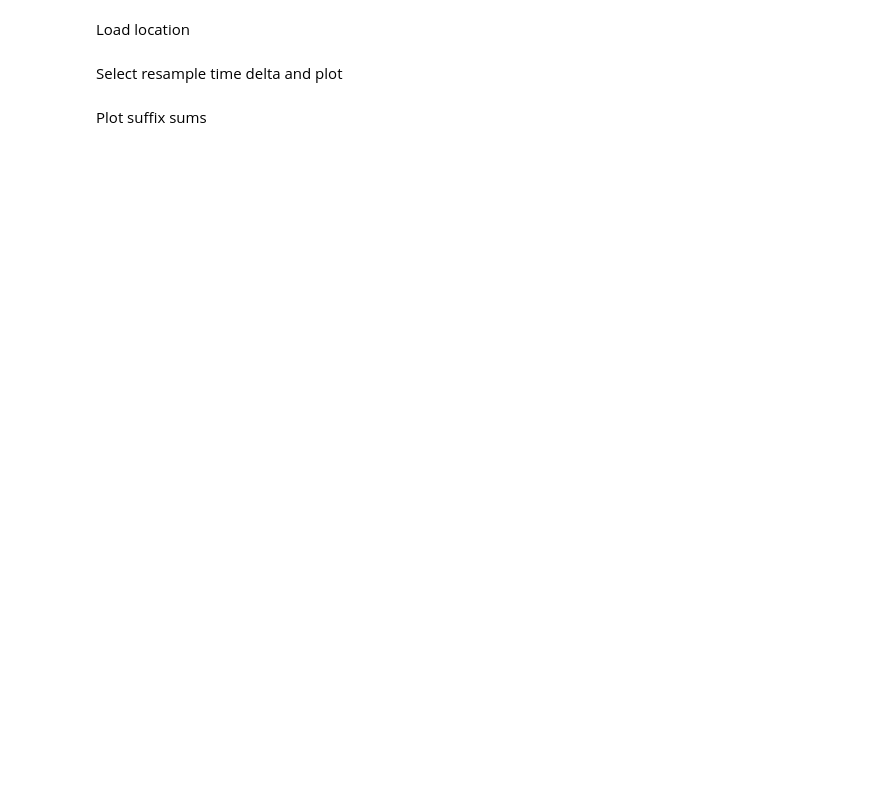
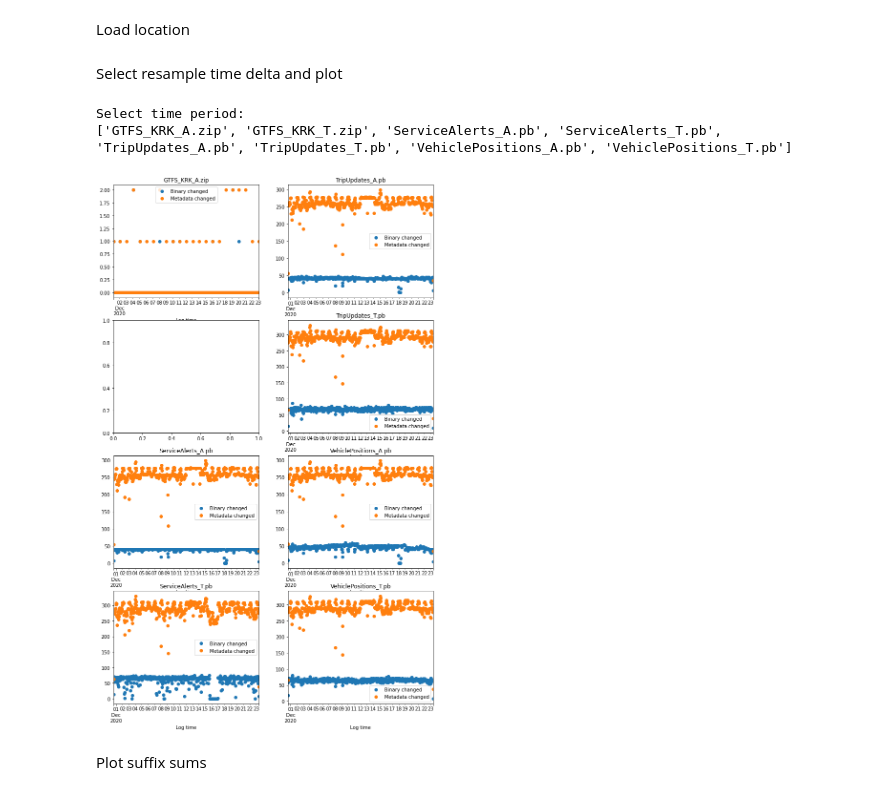
Before and after one commit to remilvus/PublicTransportAnalysis, a Jupyter notebook: notebooks/FTP_data_visualisation.ipynb, the cells around one changed output. Cells and saved outputs as stored; diff of their text form; code cells hidden in the pictures; blank space fills up the shorter version.

Commit message:
'Finish' update-time visualisation notebook

```diff
--- a/notebooks/FTP_data_visualisation.ipynb
+++ b/notebooks/FTP_data_visualisation.ipynb
@@ -2,15 +2,17 @@
 Load location
 # %%
 import pandas as pd
-import matplotlib as plt
+import matplotlib.pyplot as plt
 import os
 import datetime
 
 #we don't want to make plots with too less of data
 IGNORE_PLOT_MIN = 5
 
-loc = input('Files location: ')
-if not loc: loc = '../metadata'
+#loc = input('Files location: ')
+# if not loc: loc = '../data/raw_metadata'
+loc = '../data/raw_metadata'
+figures_loc = '../data/figures'
 
 #define parsers functions
 def time_pars(c): return datetime.datetime(int(c[6:10]), int(c[3:5]), int(c[0:2]), int(c[11:13]), int(c[14:16]), int(c[17:19]))
@@ -34,14 +36,24 @@ Select resample time delta and plot
 # %%
 fr = input('Select time period:')
 if not fr: fr = '1H'
 
-for to_plot in data_names:
+fig, axs = plt.subplots(4, 2, figsize=(12, 20))
+
+print(data_names)
+for i, to_plot in enumerate(data_names):
     temp_df = data[to_plot]
     if len(temp_df.index) < IGNORE_PLOT_MIN:
         continue
     temp_df = temp_df.filter(items=['Binary changed', 'Metadata changed']).resample(fr).sum()
-    temp_df.plot(style='o',title=to_plot)#.locator_params(integer=True)
-temp_df = None
+    temp_df.plot(style='o',title=to_plot, ax=axs[i%4, i//4])#.locator_params(integer=True)
+del temp_df
+plt.savefig(os.path.join(figures_loc, f'binary_vs_meta_changes_freq={fr}.png'),
+            facecolor='w')
+plt.show()
+# %% [output]
+Select time period:
+['GTFS_KRK_A.zip', 'GTFS_KRK_T.zip', 'ServiceAlerts_A.pb', 'ServiceAlerts_T.pb', 'TripUpdates_A.pb', 'TripUpdates_T.pb', 'VehiclePositions_A.pb', 'VehiclePositions_T.pb']
+[figure, added]
 # %% [markdown]
 Plot suffix sums
 # %%
```
Also changed, not shown: parts of 2 cells of this notebook.
